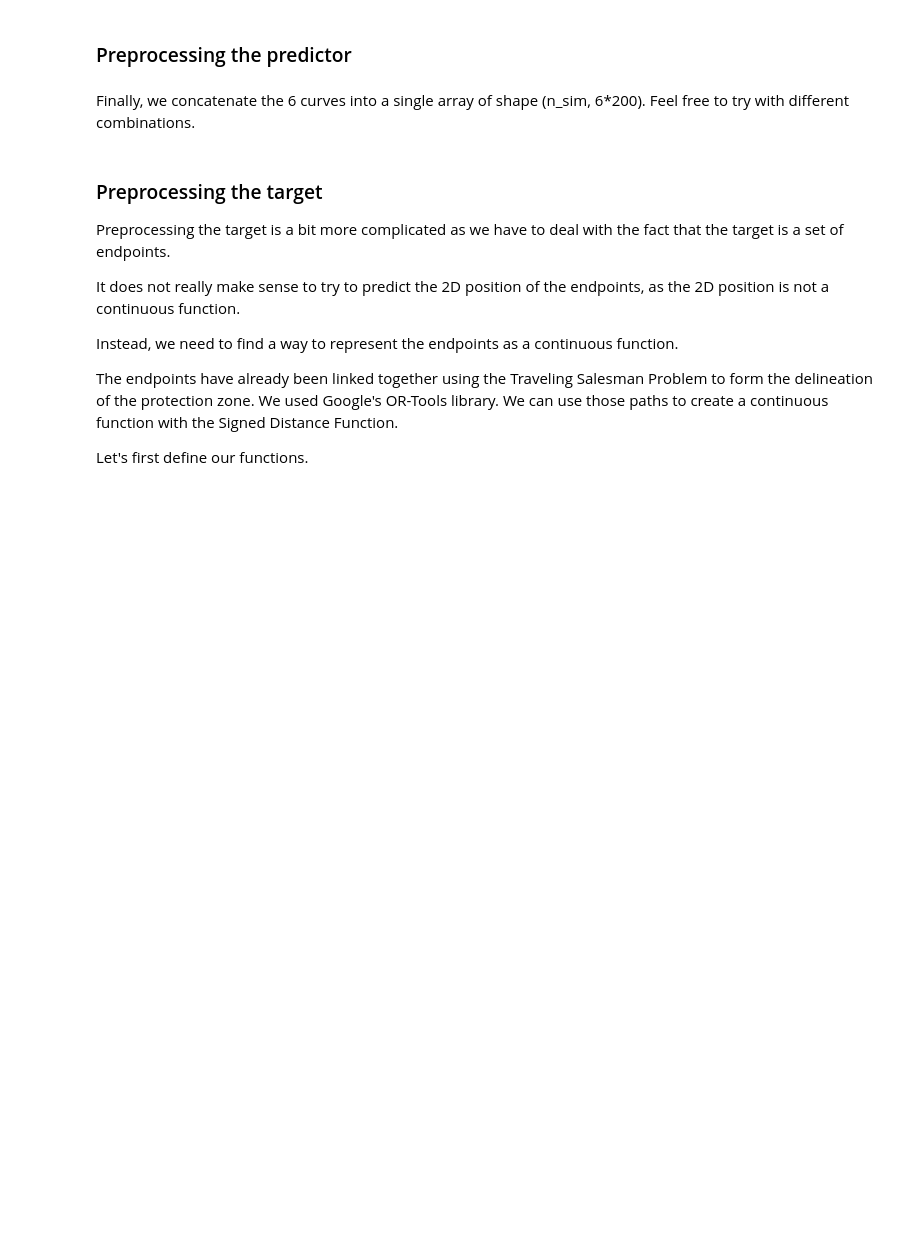
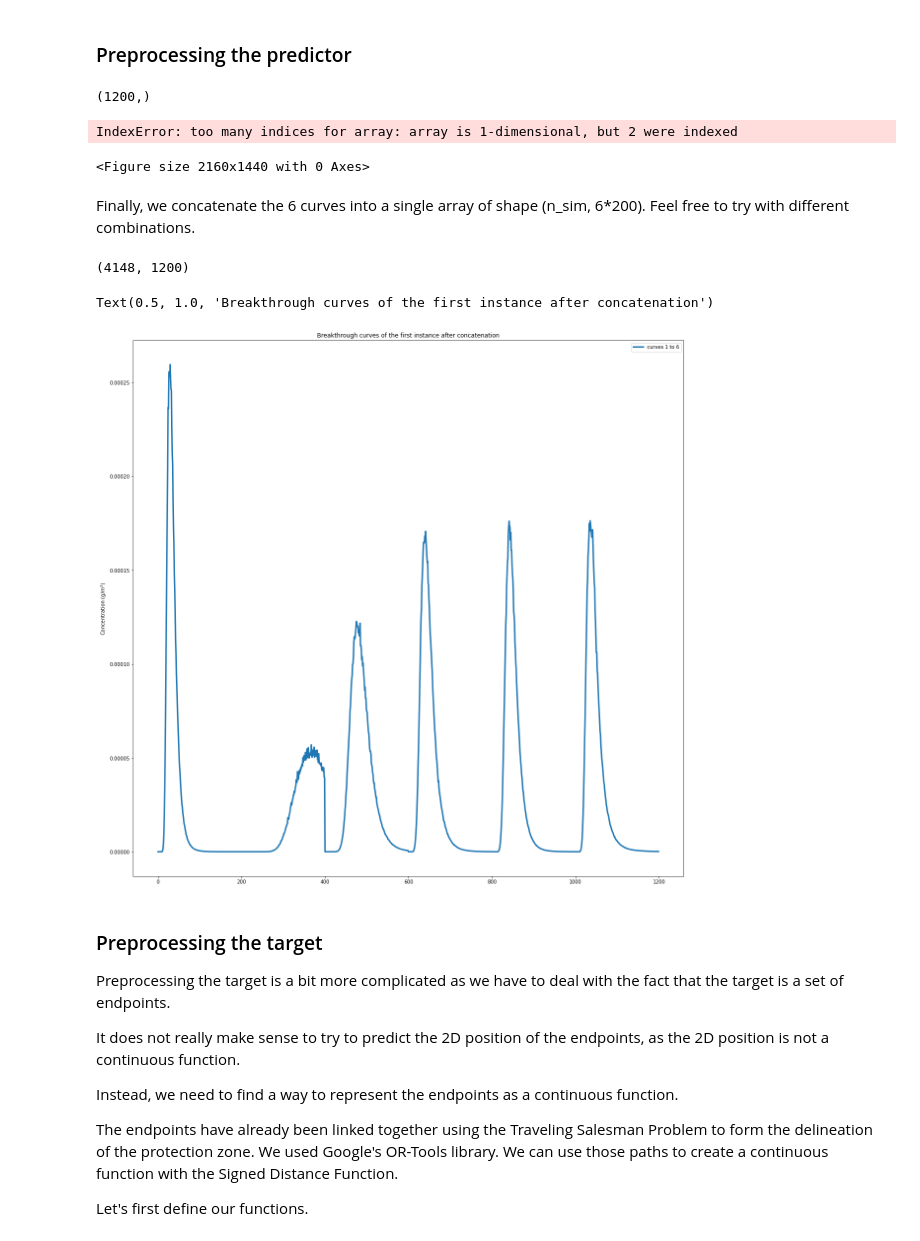
Before and after one commit to robinthibaut/kaggle, a Jupyter notebook: whpa/notebooks/whpa.ipynb, the cells around one changed output. Cells and saved outputs as stored; diff of their text form; code cells hidden in the pictures; blank space fills up the shorter version.

```diff
--- a/whpa/notebooks/whpa.ipynb
+++ b/whpa/notebooks/whpa.ipynb
@@ -165,6 +223,7 @@ print(X_interp[0].shape)
 # 6 is the number of curves (one from each well)
 # 200 is the new number of time steps in each curve
 # not that we got rid of the time dimension. We are allowed to do so as the whole set is now interpolated over the same time steps.
+plt.figure(figsize=(30, 20))
 for i in range(6):
     plt.plot(X_interp[0][i, :], label=f'curve {i+1}')
 plt.xlabel('Time (days)')
@@ -173,6 +232,10 @@ plt.legend()
 plt.title('Breakthrough curves of the first instance after interpolation')
 # Observe that the curves are now interpolated over the same time steps and the time dimension is gone.
 # We also got rid of some noise in the data.
+# %% [output]
+(1200,)
+IndexError: too many indices for array: array is 1-dimensional, but 2 were indexed
+<Figure size 2160x1440 with 0 Axes>
 # %% [markdown]
 Finally, we concatenate the 6 curves into a single array of shape (n_sim, 6*200). Feel free to try with different combinations.
 # %%
@@ -181,12 +244,17 @@ X_interp = X_interp.reshape(-1, 6*200)
 # %%
 # let's have a look at the first instance of the new predictor
 print(X_interp.shape)
 # out: (6*200,)
 # 6*200 is the new number of time steps in each curve
-plt.plot(X_interp[0], label='curves 1 to 6')
+plt.figure(figsize=(20, 20))
+plt.plot(X_interp[0], linewidth=3, label='curves 1 to 6')
 plt.ylabel('Concentration (g/$m^3$)')
 plt.legend()
 plt.title('Breakthrough curves of the first instance after concatenation')
+# %% [output]
+(4148, 1200)
+Text(0.5, 1.0, 'Breakthrough curves of the first instance after concatenation')
+[figure, added]
 # %% [markdown]
 ### Preprocessing the target ###
 Preprocessing the target is a bit more complicated as we have to deal with the fact that the target is a set of endpoints.
```
Also changed, not shown: parts of 16 cells of this notebook.
